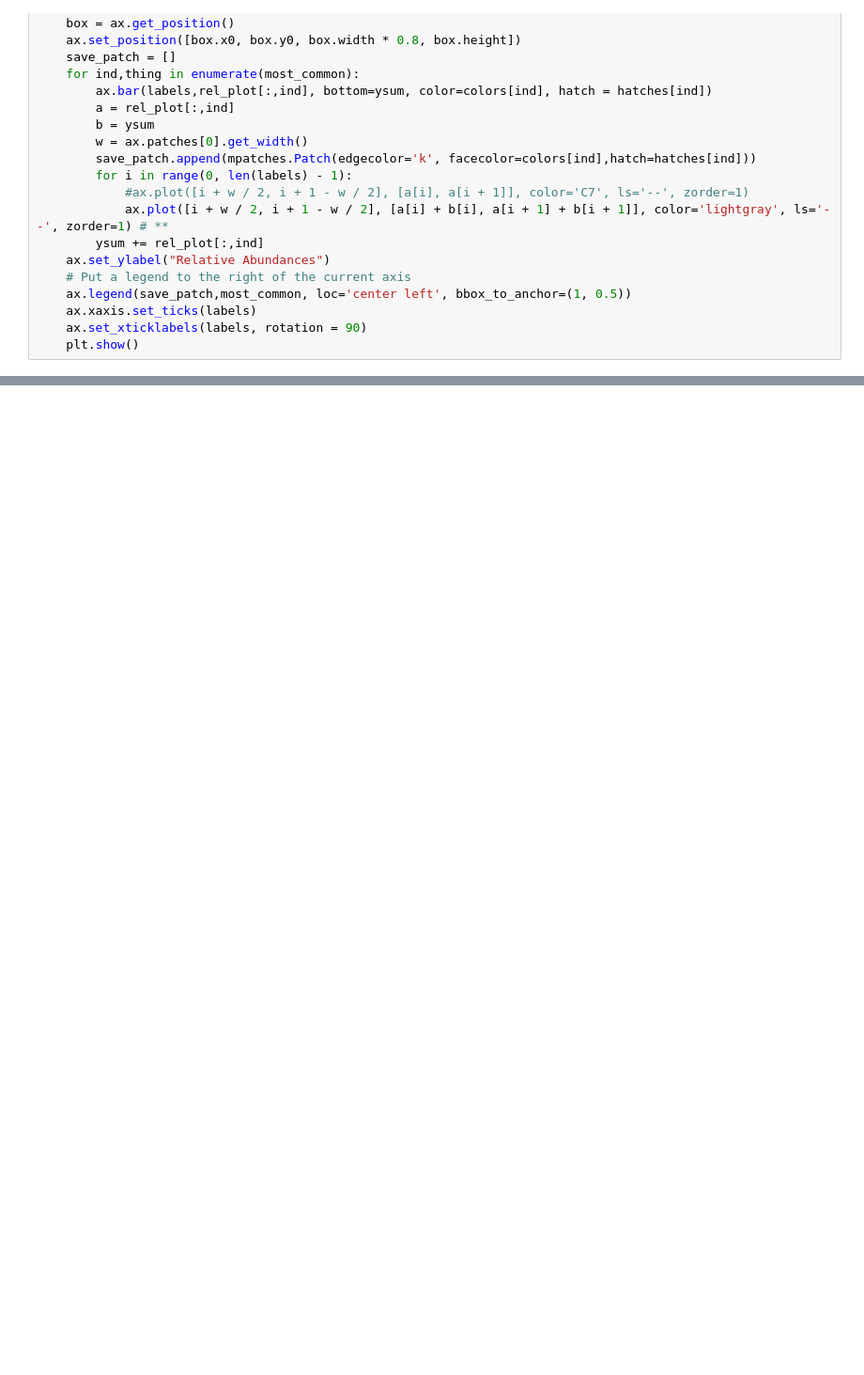
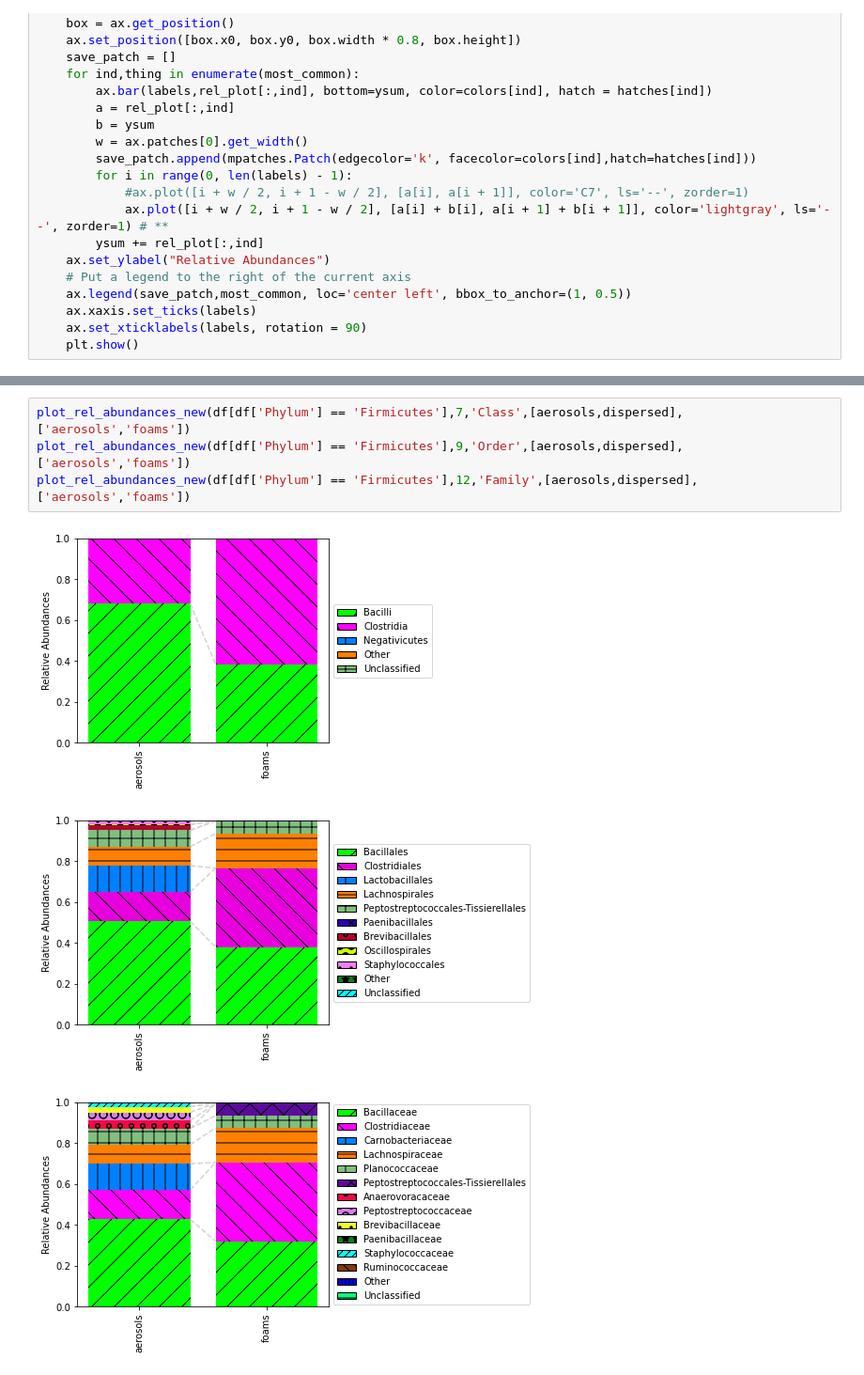
Before and after one commit to astrophysically/some_bio_plots, a Jupyter notebook: Bio_Analysis_Paper_Data_Diagrams.ipynb, the cells around one changed output, grey strips where cells are left out. Shown at 94% size. Cells and saved outputs as stored; diff of their text form; blank space fills up the shorter version.

```diff
--- a/Bio_Analysis_Paper_Data_Diagrams.ipynb
+++ b/Bio_Analysis_Paper_Data_Diagrams.ipynb
@@ -641,0 +654,8 @@ plot_rel_abundances_new(df,11,'Family',[granda,planka,grandd,plankd],['Grand aer
+# %%
+plot_rel_abundances_new(df[df['Phylum'] == 'Firmicutes'],7,'Class',[aerosols,dispersed],['aerosols','foams'])
+plot_rel_abundances_new(df[df['Phylum'] == 'Firmicutes'],9,'Order',[aerosols,dispersed],['aerosols','foams'])
+plot_rel_abundances_new(df[df['Phylum'] == 'Firmicutes'],12,'Family',[aerosols,dispersed],['aerosols','foams'])
+# %% [output]
+[figure, added]
+[figure, added]
+[figure, added]
```
Also changed, not shown: parts of 15 cells of this notebook.
